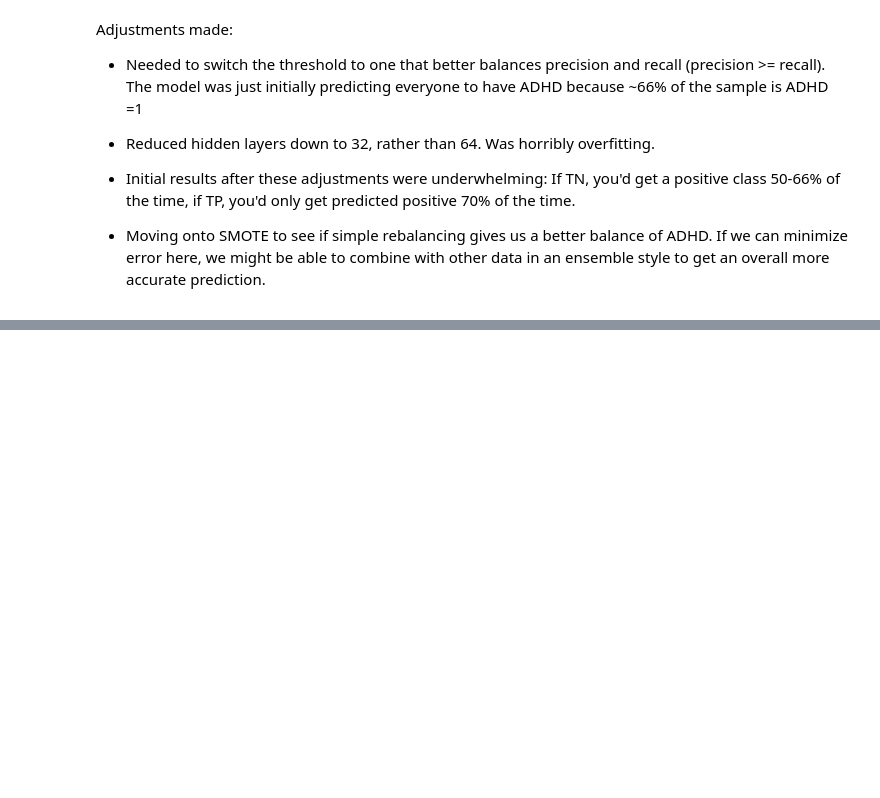
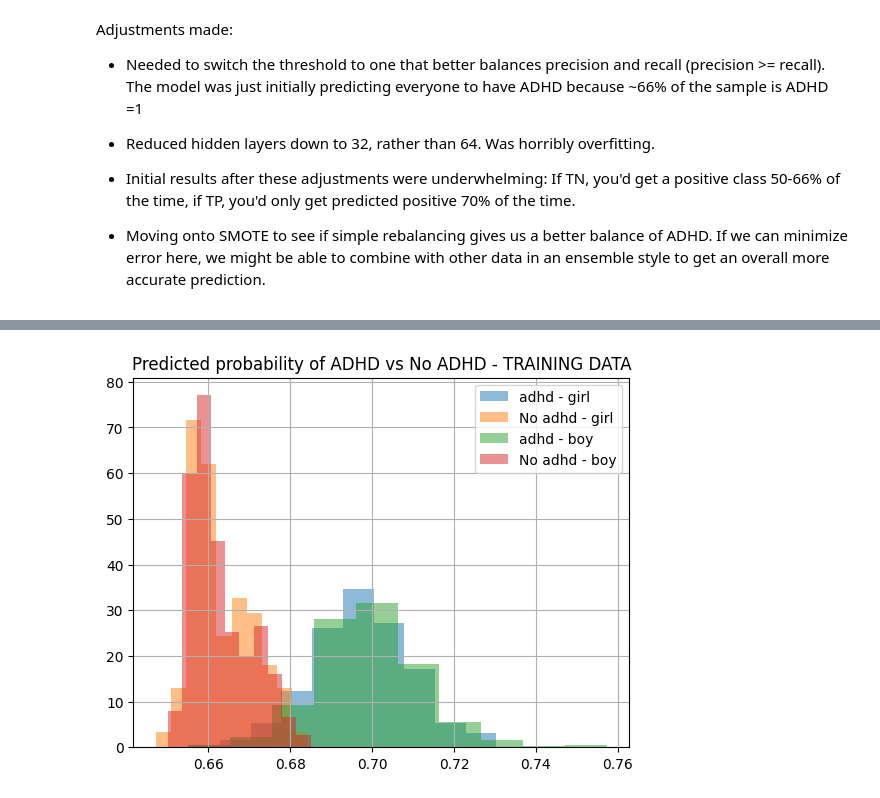
Before and after one commit to psgiese/wids-2025-mupd, a Jupyter notebook: notebooks/connectome_classifier_v1.ipynb, the cells around one changed output, grey strips where cells are left out. Cells and saved outputs as stored; diff of their text form; code cells hidden in the pictures; blank space fills up the shorter version.

```diff
--- a/notebooks/connectome_classifier_v1.ipynb
+++ b/notebooks/connectome_classifier_v1.ipynb
@@ -807,0 +909,9 @@ Error:
+# %%
+preds_plus[(preds_plus['ADHD_Outcome']==1) & (preds_plus['Sex_F']==1)]['adhd_proba'].hist(alpha=.5, label='adhd - girl', density=True)
+preds_plus[(preds_plus['ADHD_Outcome']==0) & (preds_plus['Sex_F']==1)]['adhd_proba'].hist(alpha=.5, label='No adhd - girl', density=True)
+preds_plus[(preds_plus['ADHD_Outcome']==1) & (preds_plus['Sex_F']==0)]['adhd_proba'].hist(alpha=.5, label='adhd - boy', density=True)
+preds_plus[(preds_plus['ADHD_Outcome']==0) & (preds_plus['Sex_F']==0)]['adhd_proba'].hist(alpha=.5, label='No adhd - boy', density=True)
+plt.title('Predicted probability of ADHD vs No ADHD - TRAINING DATA')
+plt.legend();
+# %% [output]
+[figure, added]
```
Also changed, not shown: parts of 6 cells of this notebook.
